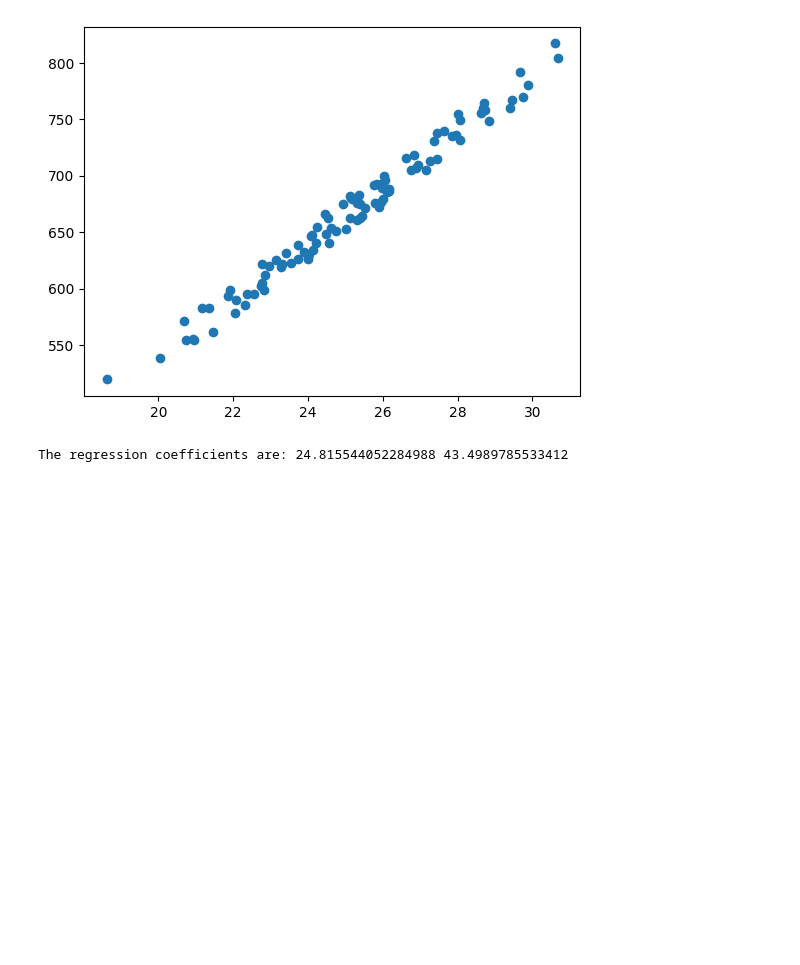
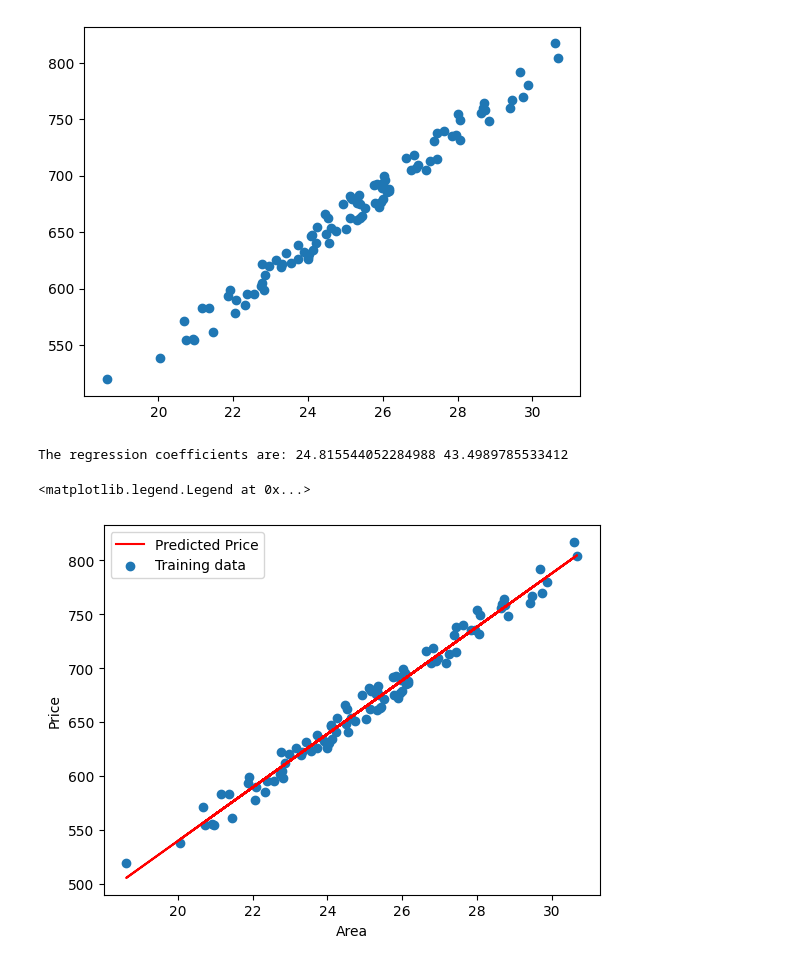
Before and after one commit to cstone157/jupyter_tensorflow2, a Jupyter notebook: jupyter/books/Deep Learning with TF and Keras/CH02a-regrssion.ipynb, the cells around one changed output. Saved outputs shown, nothing was run; the diff lists cells and outputs as text; code cells hidden in the pictures; blank space fills up the shorter version.

```diff
--- a/jupyter/books/Deep Learning with TF and Keras/CH02a-regrssion.ipynb
+++ b/jupyter/books/Deep Learning with TF and Keras/CH02a-regrssion.ipynb
@@ -41,3 +41,16 @@ b = np.mean(price) - W*np.mean(area)
 print("The regression coefficients are:", W, b)
 # %% [output]
 The regression coefficients are: 24.815544052284988 43.4989785533412
+# %%
+## Predict the new prices using obtained weight and bias
+y_pred = W * area + b
+# %%
+## Now plot the predicted along with actual price
+plt.plot(area, y_pred, color='red', label='Predicted Price')
+plt.scatter(data['area'], data['price'], label='Training data')
+plt.xlabel('Area')
+plt.ylabel('Price')
+plt.legend()
+# %% [output]
+<matplotlib.legend.Legend at 0x...>
+[figure, added]
```
Also changed, not shown: parts of 7 cells of this notebook.
